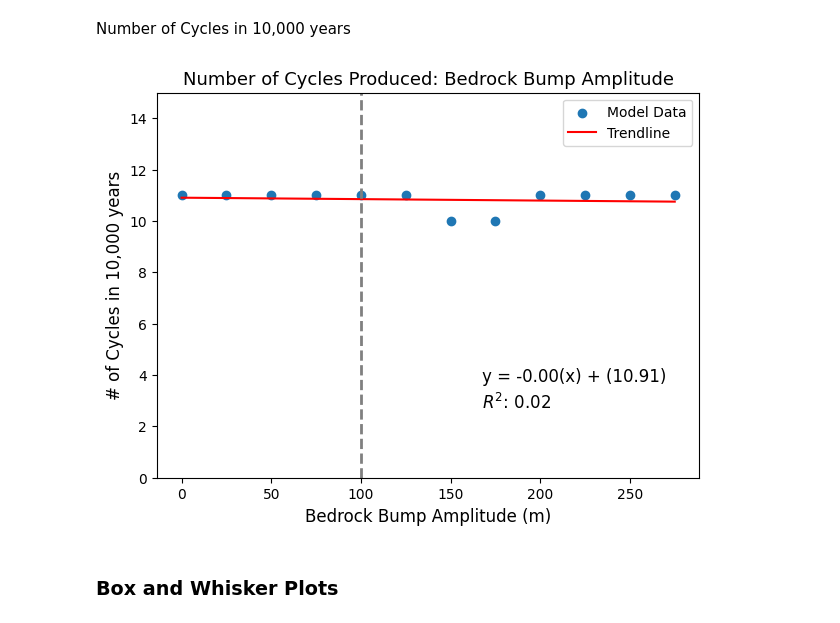
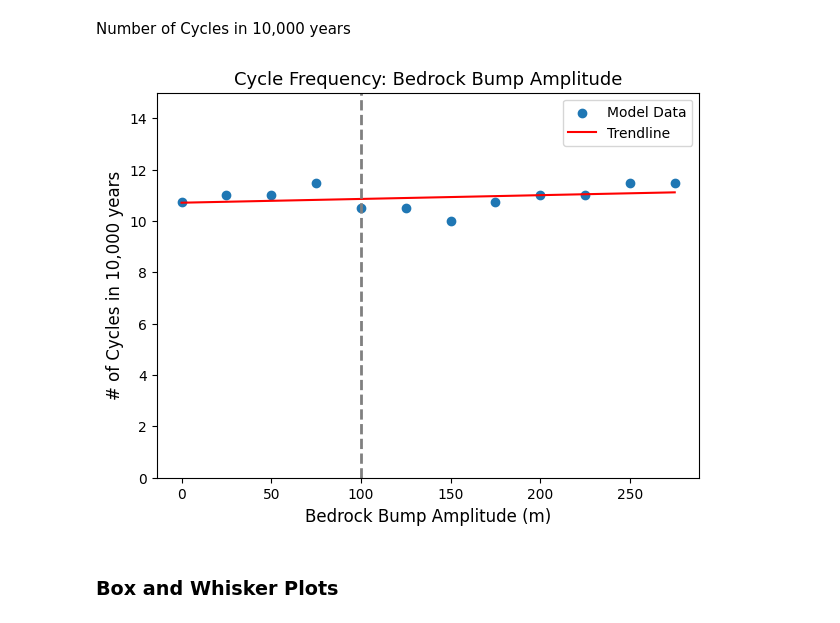
Before and after one commit to ktlix2ski/brinkmodeltest, a Jupyter notebook: Analysis/Amplitude_Tests.ipynb, the cells around one changed output. Saved outputs shown, nothing was run; the diff lists cells and outputs as text; code cells hidden in the pictures.

```diff
--- a/Analysis/Amplitude_Tests.ipynb
+++ b/Analysis/Amplitude_Tests.ipynb
@@ -1233,7 +1415,7 @@ Number of Cycles in 10,000 years
 ## Bedrock Bump Amplitude ##
 title_amp_cycles = str("Number of Cycles Produced: Bedrock Bump Amplitude")
 AMPs = np.array([0, 25, 50, 75, 100, 125, 150, 175, 200, 225, 250, 275])
-AMP_cycles = np.array([11, 11, 11, 11, 11, 11, 10, 10, 11, 11, 11, 11])
+AMP_cycles = np.array([10.75, 11, 11, 11.5, 10.5, 10.5, 10, 10.75, 11, 11, 11.5, 11.5])
 AMP_coeff = np.polyfit(AMPs,AMP_cycles, 1)
 p_AMP = np.poly1d(AMP_coeff)
 AMP_y_trend = p_AMP(AMPs)
@@ -1241,21 +1423,21 @@ R_2_AMP =r2_score(AMP_cycles,p_AMP(AMPs))
 # %%
 fig, ax1 = plt.subplots(figsize=(7,5))
 
 plt.scatter(AMPs, AMP_cycles, label = 'Model Data')
-plt.title(title_amp_cycles, fontsize = 13)
+plt.title('Cycle Frequency: Bedrock Bump Amplitude', fontsize = 13)
 plt.plot(AMPs, AMP_y_trend, color='red', label='Trendline')
-plt.text(0.6, 0.18, f'$R^2$: {R_2_AMP:.2f}', transform=plt.gca().transAxes, fontsize =12)
-plt.text(0.6, 0.25, f'y = {AMP_coeff[0]:.2f}(x) + ({AMP_coeff[1]:.2f})', transform=plt.gca().transAxes, fontsize = 12)
+# plt.text(0.6, 0.18, f'$R^2$: {R_2_AMP:.2f}', transform=plt.gca().transAxes, fontsize =12)
+# plt.text(0.6, 0.25, f'y = {AMP_coeff[0]:.2f}(x) + ({AMP_coeff[1]:.2f})', transform=plt.gca().transAxes, fontsize = 12)
 plt.axvline(x=100, color='gray', linestyle='--', linewidth=2)
 plt.ylim(0,15)
 plt.xlabel("Bedrock Bump Amplitude (m)", fontsize = 12)
 plt.ylabel("# of Cycles in 10,000 years", fontsize = 12)
 plt.legend()
 # plt.xticks(np.arange(0, 2, 0.2))
 
 fig.savefig("/media/kayatroyer/KayaDrive/Thesis/Figures/Results/ModelPlots/Amplitude/Relationship_Plots/#ofCycles_Amp.svg", format ="svg", bbox_inches='tight')
 # %% [output]
-[figure, old version]
+[figure, new version]
 # %% [markdown]
 ### Box and Whisker Plots
 # %% [markdown]
```
Also changed, not shown: parts of 16 cells of this notebook, 7 other files.
